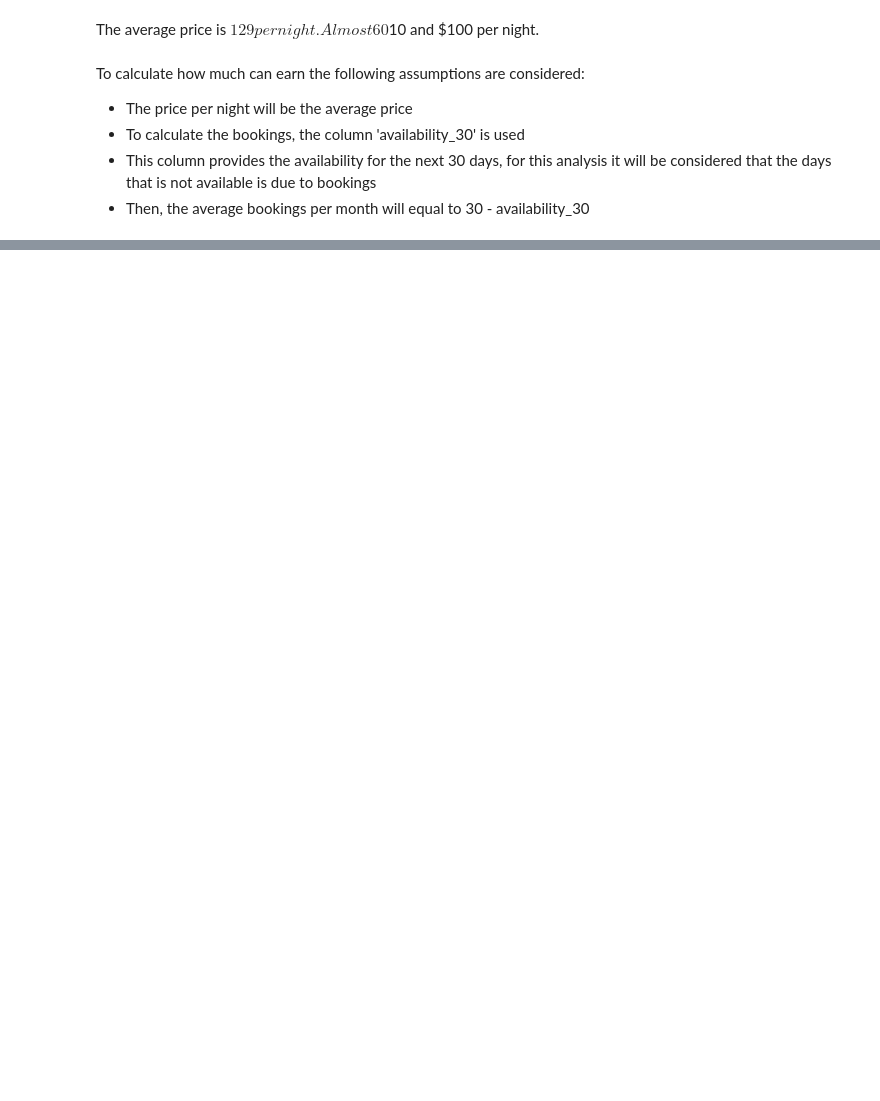
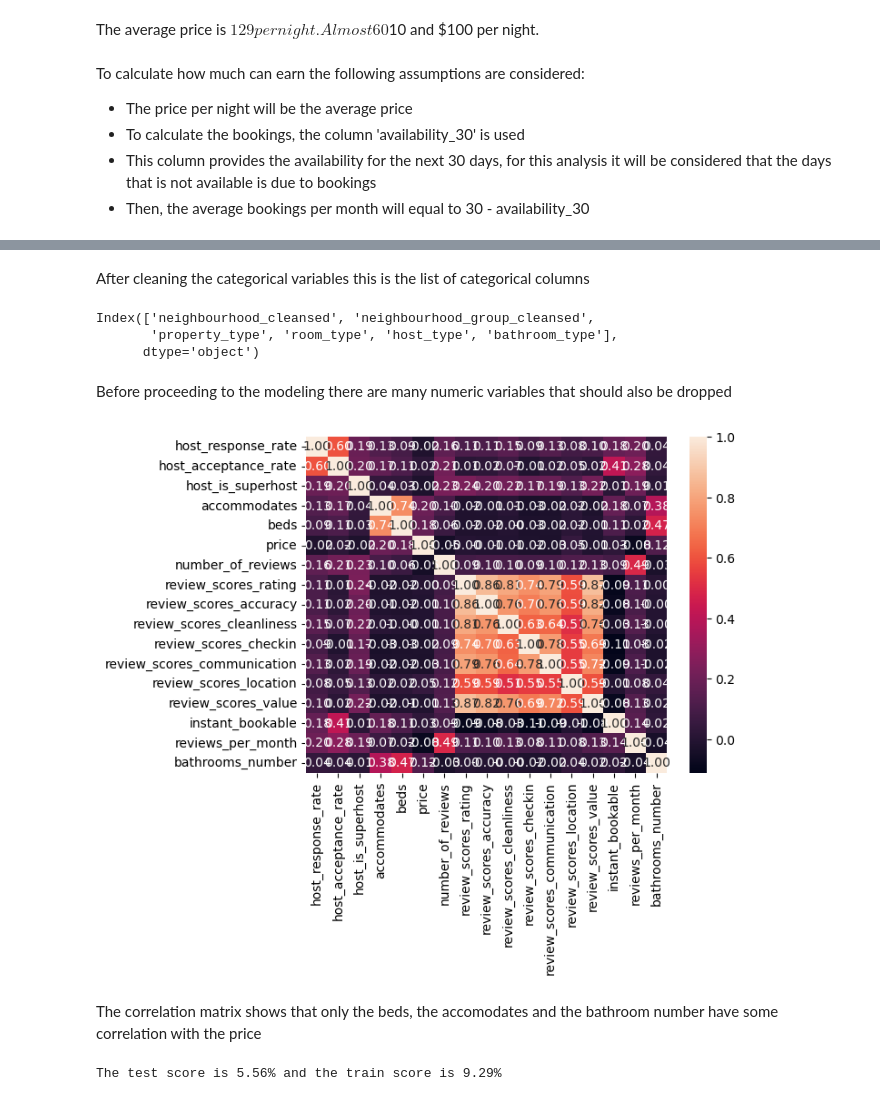
Before and after one commit to atrgz/airbnb_madrid, a Jupyter notebook: code.ipynb, the cells around one changed output, grey strips where cells are left out. Cells and saved outputs as stored; diff of their text form; code cells hidden in the pictures; blank space fills up the shorter version.

```diff
--- a/code.ipynb
+++ b/code.ipynb
@@ -483,0 +562,5 @@ A host could earn an average of $2580.32 per month
+# %%
+# change columns to percentaje
+
+df_new_clean[['host_response_rate', 'host_acceptance_rate']] = df_new_clean[['host_response_rate', 'host_acceptance_rate']].replace('%.*', '', regex=True).astype('float')/100
+df_new_clean[['host_response_rate', 'host_acceptance_rate']]
@@ -483,0 +612,5 @@ A host could earn an average of $2580.32 per month
+# %%
+# Replace plural entities with singular entities
+df_new_clean['bathroom_type'] = df_new_clean['bathroom_type'].replace({'baths':'bath', 'shared baths':'shared bath'})
+
+df_new_clean['bathroom_type'].value_counts()
@@ -483,0 +637,51 @@ A host could earn an average of $2580.32 per month
+# %% [markdown]
+After cleaning the categorical variables this is the list of categorical columns
+# %%
+cat_df = df_new_clean.select_dtypes(include=['object'])
+cat_cols_lst = cat_df.columns
+display(cat_cols_lst)
+# %% [output]
+Index(['neighbourhood_cleansed', 'neighbourhood_group_cleansed',
+       'property_type', 'room_type', 'host_type', 'bathroom_type'],
+      dtype='object')
+# %% [markdown]
+Before proceeding to the modeling there are many numeric variables that should also be dropped
+# %%
+# Not Object columns cleaning
+
+columns_to_drop = [
+    'id', # this is a numeric ID of the listing, not needed for modeling
+    'scrape_id', # ID for the scrape in which the data was obtained
+    'host_id', # ID of the host
+    'host_listings_count', # number of listings calculated by AirBnB (including other geographies)
+    'host_total_listings_count', # number of listings calculated by AirBnB (including other geographies)
+    'latitude', # This parameter is included in 'neighbourhood_cleansed'
+    'longitude', # This parameter is included in 'neighbourhood_cleansed'
+    'minimum_nights', # All variables related to availability can be removed
+    'maximum_nights', # All variables related to availability can be removed
+    'minimum_minimum_nights', # All variables related to availability can be removed
+    'maximum_minimum_nights', # All variables related to availability can be removed
+    'minimum_maximum_nights', # All variables related to availability can be removed
+    'maximum_maximum_nights', # All variables related to availability can be removed
+    'minimum_nights_avg_ntm', # All variables related to availability can be removed
+    'maximum_nights_avg_ntm', # All variables related to availability can be removed
+    'availability_30', # All variables related to availability can be removed
+    'availability_60', # All variables related to availability can be removed
+    'availability_90', # All variables related to availability can be removed
+    'availability_365', # All variables related to availability can be removed
+    'number_of_reviews_ltm', # This is included in 'number_of_reviews'
+    'number_of_reviews_l30d', # This is included in 'number_of_reviews
+    'calculated_host_listings_count', # The number of listings calculated in this datasheet
+    'calculated_host_listings_count_entire_homes', # The number of listings calculated in this datasheet
+    'calculated_host_listings_count_private_rooms', # The number of listings calculated in this datasheet
+    'calculated_host_listings_count_shared_rooms', # The number of listings calculated in this datasheet
+    ]
+
+df_new_clean.drop(columns=columns_to_drop, inplace=True)
+# %%
+# Correlation matrix of numeric variables
+sns.heatmap(df_new_clean.corr(numeric_only = True), annot=True, fmt=".2f");
+# %% [output]
+[figure, added]
+# %% [markdown]
+The correlation matrix shows that only the beds, the accomodates and the bathroom number have some correlation with the price
@@ -483,0 +738,4 @@ A host could earn an average of $2580.32 per month
+# %%
+print('The test score is {:2.2%} and the train score is {:2.2%}'.format(test_score, train_score))
+# %% [output]
+The test score is 5.56% and the train score is 9.29%
```
Also changed, not shown: parts of 23 cells of this notebook.
